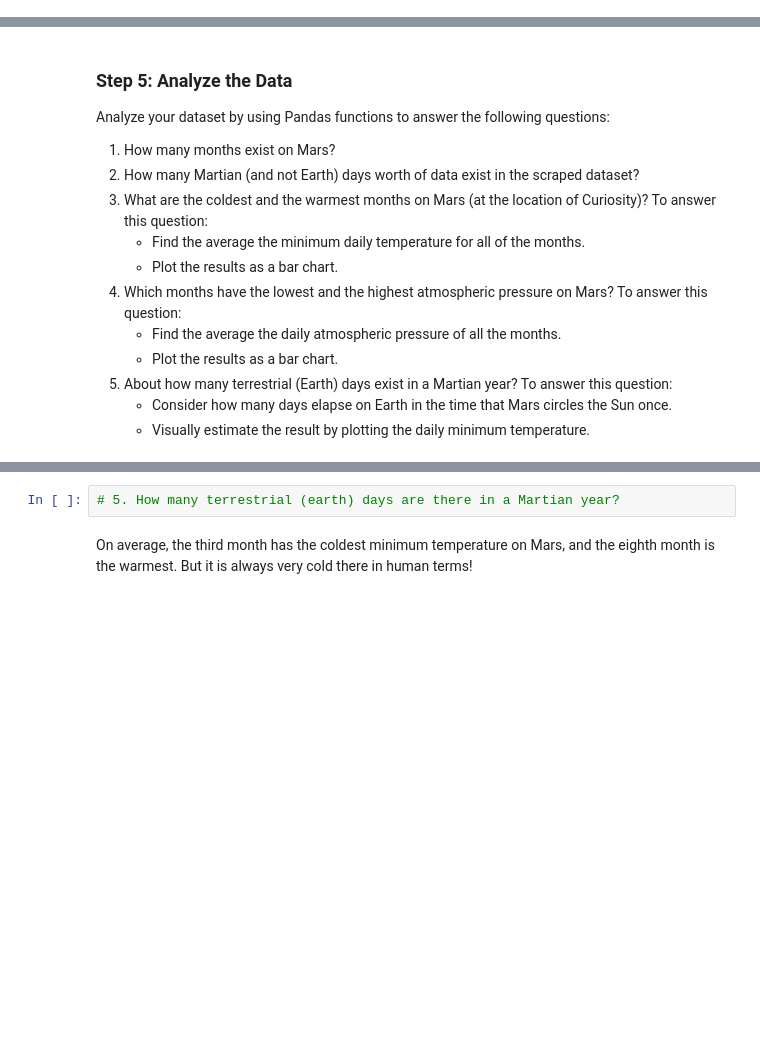
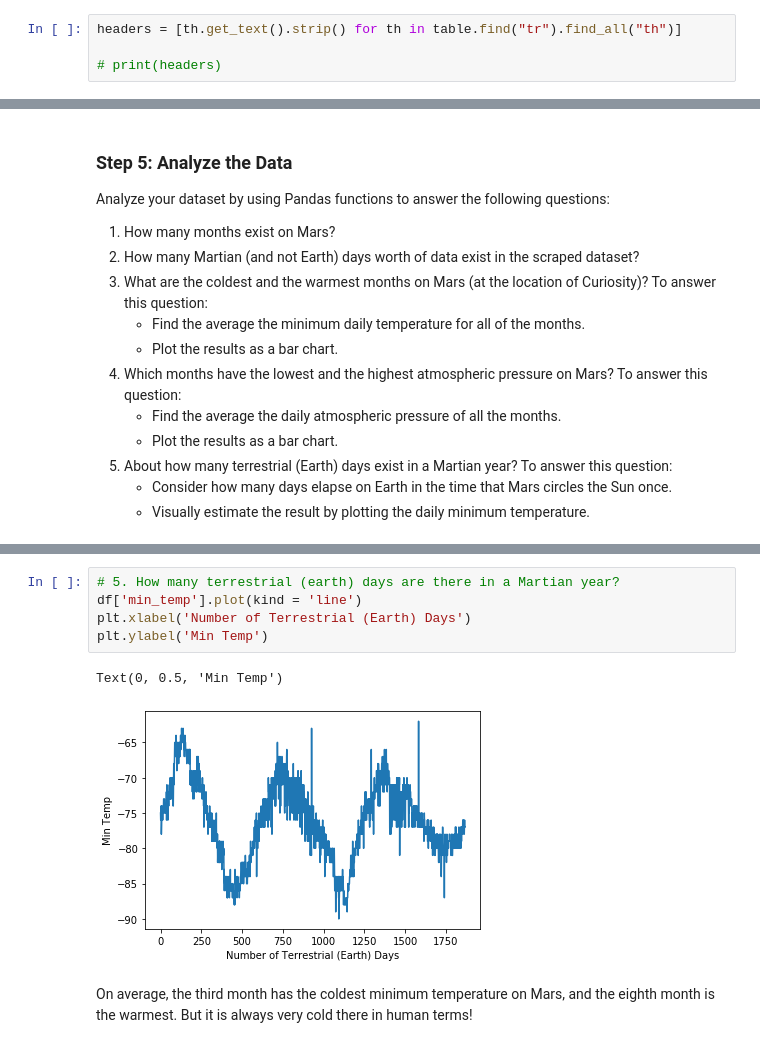
Before and after one commit to DevSher23/Module-12-Homework, a Jupyter notebook: part_2_mars_weather.ipynb, the cells around one changed output, grey strips where cells are left out. Cells and saved outputs as stored; diff of their text form; blank space fills up the shorter version.

```diff
--- a/part_2_mars_weather.ipynb
+++ b/part_2_mars_weather.ipynb
@@ -57,0 +69,4 @@ for heading in data_rows:
+# %%
+headers = [th.get_text().strip() for th in table.find("tr").find_all("th")]
+
+# print(headers)
@@ -104,5 +231,11 @@ Analyze your dataset by using Pandas functions to answer the following questions
 # %%
 # 5. How many terrestrial (earth) days are there in a Martian year?
+df['min_temp'].plot(kind = 'line')
+plt.xlabel('Number of Terrestrial (Earth) Days')
+plt.ylabel('Min Temp')
+# %% [output]
+Text(0, 0.5, 'Min Temp')
+[figure, added]
 # %% [markdown]
 On average, the third month has the coldest minimum temperature on Mars, and the eighth month is the warmest. But it is always very cold there in human terms!
 # %% [markdown]
```
Also changed, not shown: parts of 18 cells of this notebook, 3 other files.
